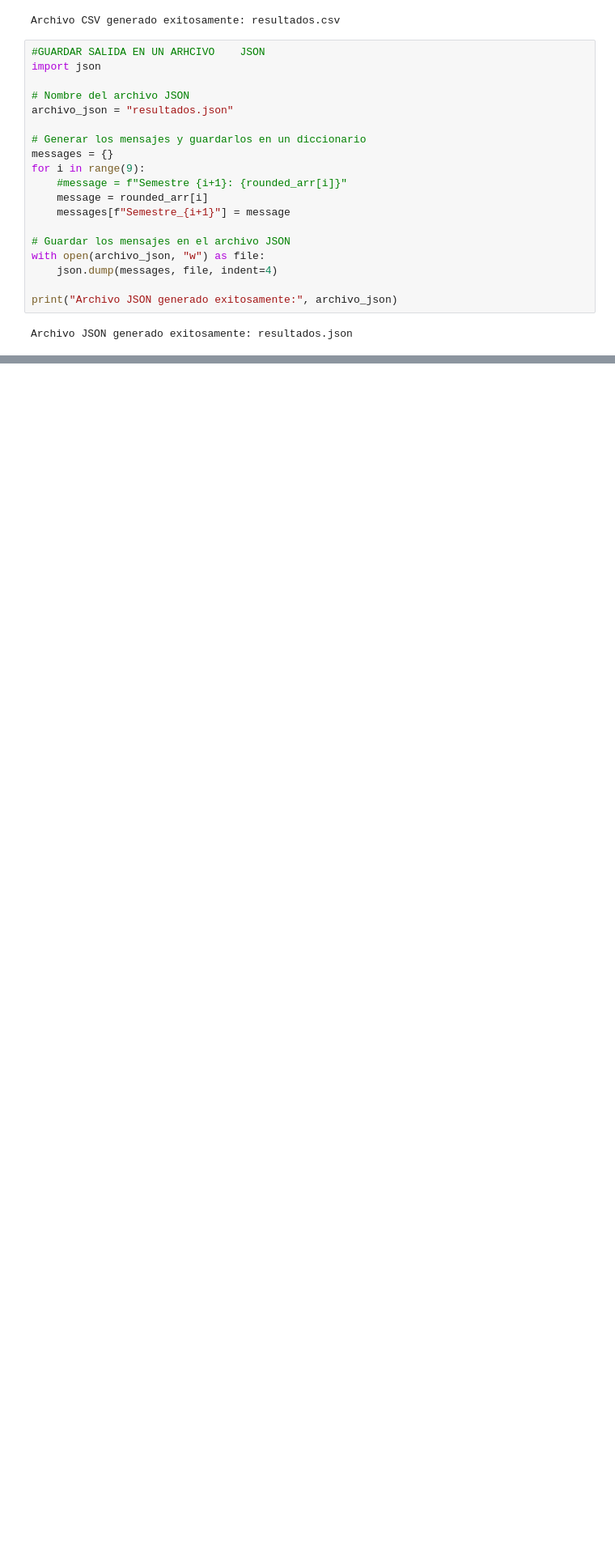
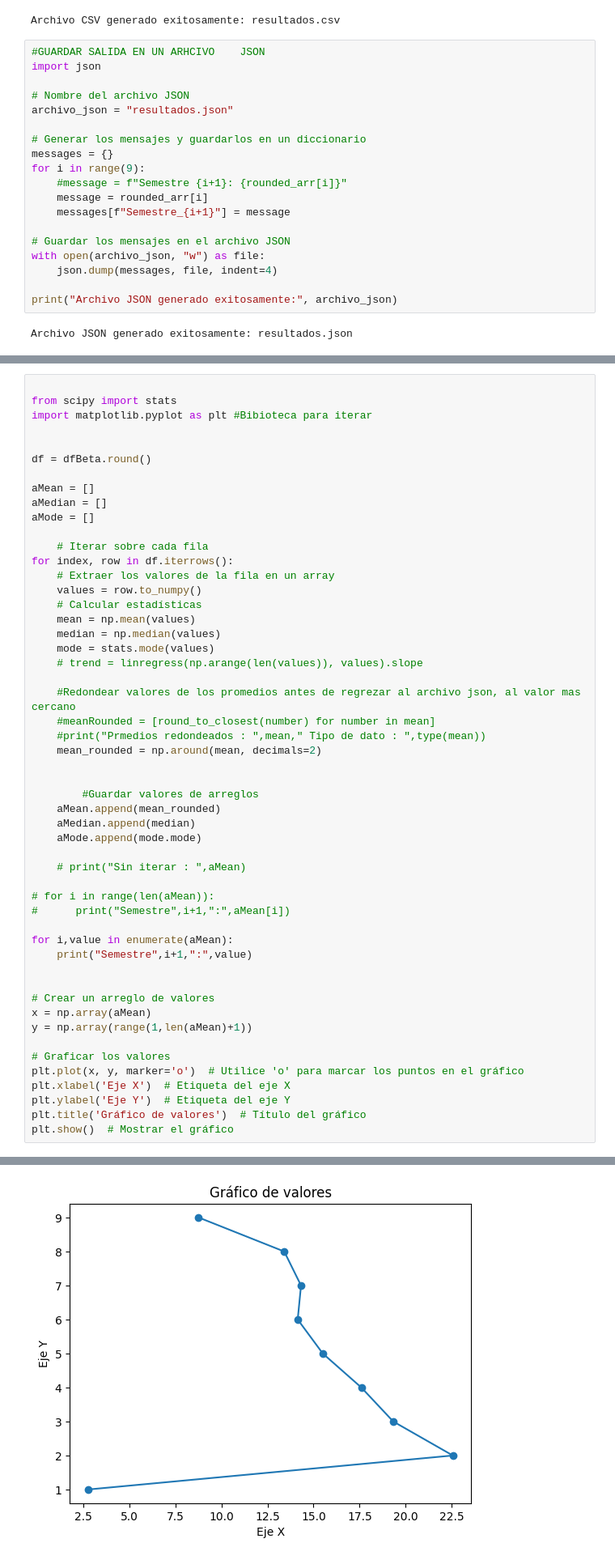
Before and after one commit to CarloseRochav/ia_modelForestRegression, a Jupyter notebook: betaModels_2/modelv1 - Copy.ipynb, the cells around one changed output, grey strips where cells are left out. Shown at 81% size. Saved outputs shown, nothing was run; the diff lists cells and outputs as text; blank space fills up the shorter version.

Commit message:
ArchivoSourceFormateado

```diff
--- a/betaModels_2/modelv1 - Copy.ipynb
+++ b/betaModels_2/modelv1 - Copy.ipynb
@@ -156,0 +122,53 @@ ValueError: Classification metrics can't handle a mix of multiclass-multioutput
+# %%
+
+from scipy import stats
+import matplotlib.pyplot as plt #Bibioteca para iterar
+
+
+df = dfBeta.round()
+
+aMean = []
+aMedian = []
+aMode = []
+
+    # Iterar sobre cada fila
+for index, row in df.iterrows():
+    # Extraer los valores de la fila en un array
+    values = row.to_numpy()
+    # Calcular estadísticas
+    mean = np.mean(values)
+    median = np.median(values)
+    mode = stats.mode(values)
+    # trend = linregress(np.arange(len(values)), values).slope
+
+    #Redondear valores de los promedios antes de regrezar al archivo json, al valor mas cercano
+    #meanRounded = [round_to_closest(number) for number in mean]
+    #print("Prmedios redondeados : ",mean," Tipo de dato : ",type(mean))
+    mean_rounded = np.around(mean, decimals=2)
+
+
+        #Guardar valores de arreglos
+    aMean.append(mean_rounded)
+    aMedian.append(median)
+    aMode.append(mode.mode)
+
+    # print("Sin iterar : ",aMean)
+
+# for i in range(len(aMean)):
+#      print("Semestre",i+1,":",aMean[i])
+
+for i,value in enumerate(aMean):
+    print("Semestre",i+1,":",value)
+
+
+# Crear un arreglo de valores
+x = np.array(aMean)
+y = np.array(range(1,len(aMean)+1))
+
+# Graficar los valores
+plt.plot(x, y, marker='o')  # Utilice 'o' para marcar los puntos en el gráfico
+plt.xlabel('Eje X')  # Etiqueta del eje X
+plt.ylabel('Eje Y')  # Etiqueta del eje Y
+plt.title('Gráfico de valores')  # Título del gráfico
+plt.show()  # Mostrar el gráfico
+# %% [output]
@@ -156,0 +184 @@ ValueError: Classification metrics can't handle a mix of multiclass-multioutput
+[figure, added]
```
Also changed, not shown: parts of 7 cells of this notebook, 9 other files.
